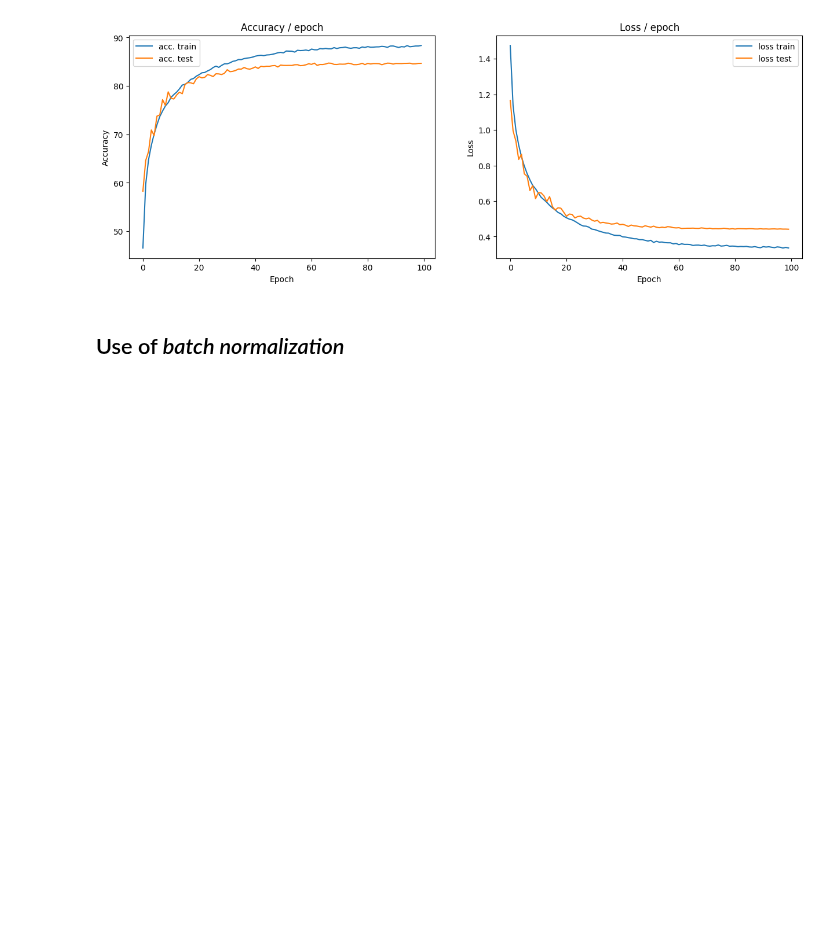
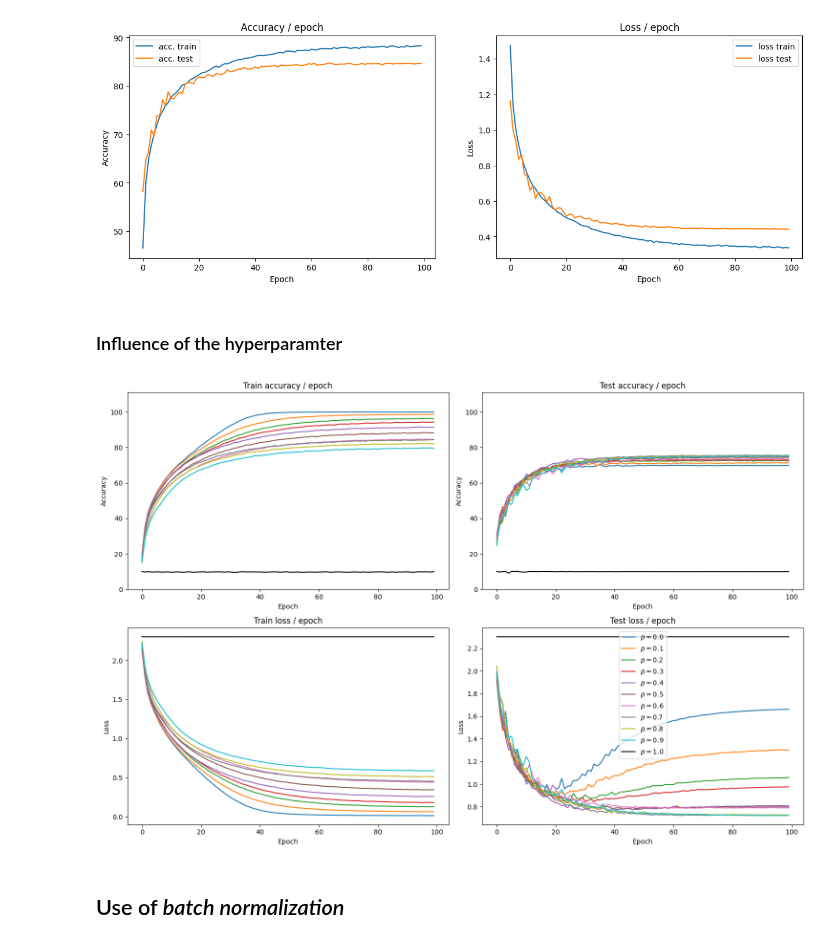
Before and after one commit to CharlesAttend/M2-DAC, a Jupyter notebook: RDFIA/TME/TME3-4/1_cd_CNNs.ipynb, the cells around one changed output. Drawn from its saved outputs; the diff is of its cells as text; code cells hidden in the pictures; blank space fills up the shorter version.

```diff
--- a/RDFIA/TME/TME3-4/1_cd_CNNs.ipynb
+++ b/RDFIA/TME/TME3-4/1_cd_CNNs.ipynb
@@ -614,7 +781,7 @@ class ConvNet(nn.Module):
     This class defines the structure of the neural network
     """
 
-    def __init__(self):
+    def __init__(self, p=0.5):
         super(ConvNet, self).__init__()
         # We first define the convolution and pooling layers as a features extractor
         self.features = nn.Sequential(
@@ -632,7 +799,7 @@ class ConvNet(nn.Module):
         self.classifier = nn.Sequential(
             nn.Linear(1024, 1000),
             nn.ReLU(),
-            nn.Dropout(),
+            nn.Dropout(p=p),
             nn.Linear(1000, 10),
             # Reminder: The softmax is included in the loss, do not put it here
         )
@@ -656,3 +823,5 @@ plots_dropout_with_scheduler = main(BATCH_SIZE, LR, epochs=EPOCHS, cuda=cuda, sc
 plots_dropout_with_scheduler.plot("dropout_with_scheduler")
 # %% [output]
 [figure]
+# %% [markdown]
+### Influence of the hyperparamter
@@ -659,3 +868,42 @@ plots_dropout_with_scheduler.plot("dropout_with_scheduler")
+# %%
+import matplotlib.colors as mcolors
+
+
+colors = list(mcolors.TABLEAU_COLORS.keys()) + ["k"]
+
+fig, ax = plt.subplots(2, 2, figsize=(15, 10))
+ax = ax.flatten()
+
+for color, (p, values) in zip(colors, plots_dropout_hyperparameter.items()):
+    ax[0].plot(values.acc_train, label=f"$p={p}$", color=color)
+    ax[1].plot(values.acc_test, label=f"$p={p}$", color=color)
+    ax[2].plot(values.loss_train, label=f"$p={p}$", color=color)
+    ax[3].plot(values.loss_test, label=f"$p={p:.1f}$", color=color)
+
+ax[0].set_title("Train accuracy / epoch")
+ax[0].set_xlabel("Epoch")
+ax[0].set_ylabel("Accuracy")
+ax[0].set_ylim([0, 111])
+
+ax[1].set_title("Test accuracy / epoch")
+ax[1].set_xlabel("Epoch")
+ax[1].set_ylabel("Accuracy")
+ax[1].set_ylim([0, 111])
+
+ax[2].set_title("Train loss / epoch")
+ax[2].set_xlabel("Epoch")
+ax[2].set_ylabel("Loss")
+
+ax[3].set_title("Test loss / epoch")
+ax[3].set_xlabel("Epoch")
+ax[3].set_ylabel("Loss")
+
+plt.legend()
+plt.tight_layout()
+plt.savefig("dropout_hyperparameter.pdf", dpi=100, bbox_inches="tight")
+plt.show()
+# %% [output]
+[figure, added]
 # %% [markdown]
 ## Use of _batch normalization_
 # %%
```
Also changed, not shown: parts of 13 cells of this notebook, 1 other file.
